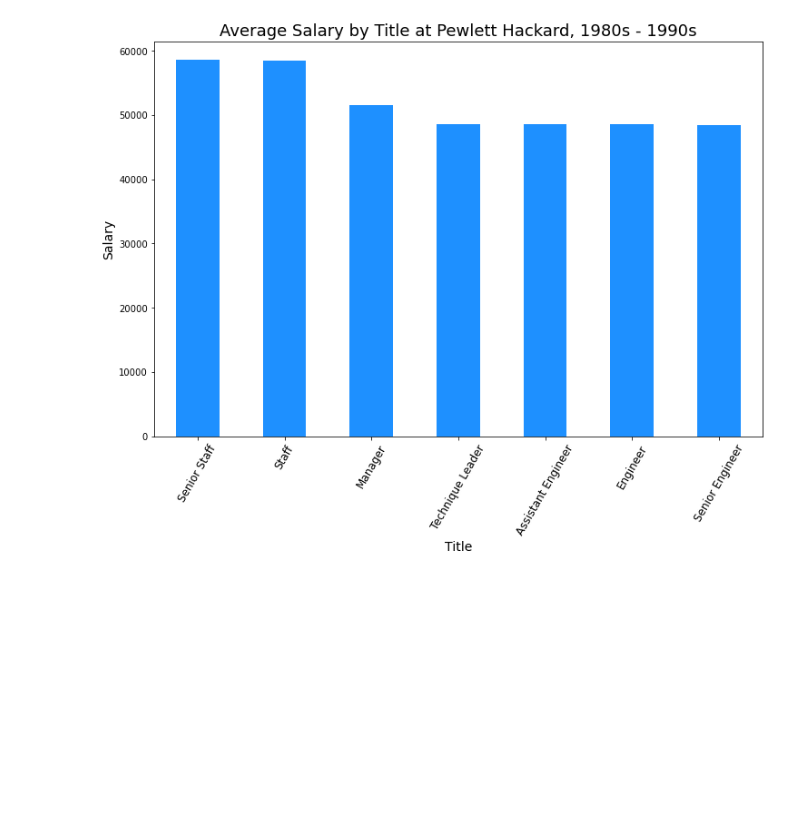
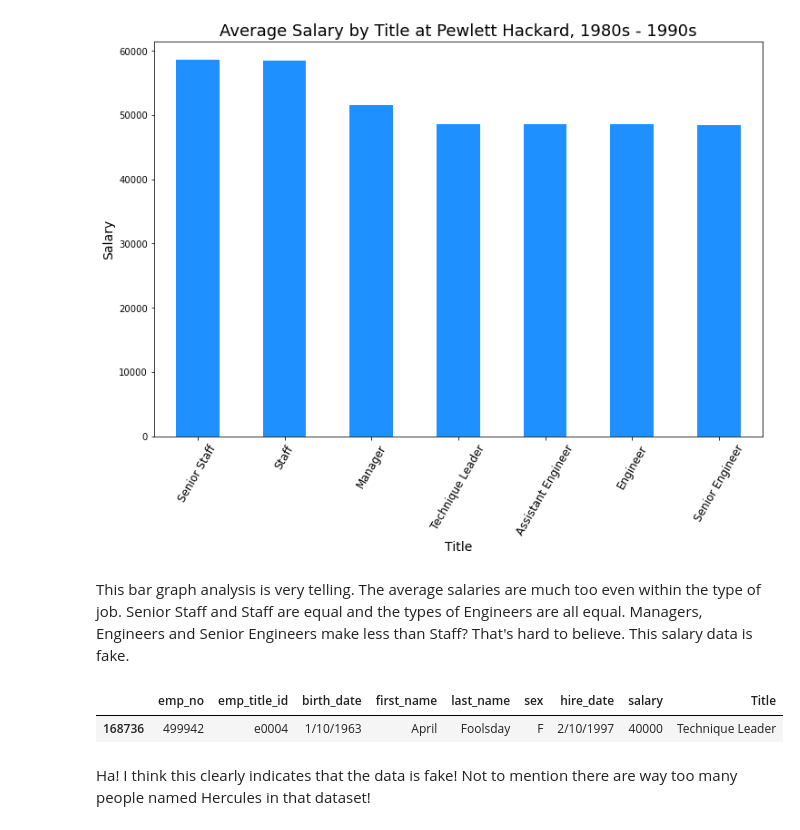
Before and after one commit to cayelsie/SQL-challenge, a Jupyter notebook: bonus_salary.ipynb, the cells around one changed output. Saved outputs shown, nothing was run; the diff lists cells and outputs as text; code cells hidden in the pictures; blank space fills up the shorter version.

```diff
--- a/bonus_salary.ipynb
+++ b/bonus_salary.ipynb
@@ -148,10 +128,3 @@ emp_salary_title_df.head()
 | 2 | 57444 | e0002 | 1/30/1958 | Berry | Babb | F | 3/21/1992 | 48973 | Engineer |
 | 3 | 421786 | s0001 | 9/28/1957 | Xiong | Verhoeff | M | 11/26/1987 | 40000 | Staff |
 | 4 | 282238 | e0003 | 10/28/1952 | Abdelkader | Baumann | F | 1/18/1991 | 40000 | Senior Engineer |
-# %%
-#Make a copy of the original dataframe so it isn't modified
-emp_salary_title_df = emp_salary_merged_df.copy()
-
-#Add the percentage column to the new dataframe
-emp_salary_title_df.insert(8, "Title", titles)
-emp_salary_title_df.head()
@@ -189,3 +156,13 @@ plt.xticks(rotation = 60, fontsize = (12), horizontalalignment = "center")
 plt.show()
 # %% [output]
 [figure]
+# %% [markdown]
+This bar graph analysis is very telling. The average salaries are much too even within the type of job. Senior Staff and Staff are equal and the types of Engineers are all equal. Managers, Engineers and Senior Engineers make less than Staff? That's hard to believe. This salary data is fake.
+# %%
+#Find my own employee number
+emp_salary_title_df.loc[emp_salary_title_df["emp_no"] == 499942]
+# %% [output]
+|  | emp_no | emp_title_id | birth_date | first_name | last_name | sex | hire_date | salary | Title |
+| 168736 | 499942 | e0004 | 1/10/1963 | April | Foolsday | F | 2/10/1997 | 40000 | Technique Leader |
+# %% [markdown]
+Ha! I think this clearly indicates that the data is fake! Not to mention there are way too many people named Hercules in that dataset!
```
Also changed, not shown: parts of 13 cells of this notebook.
